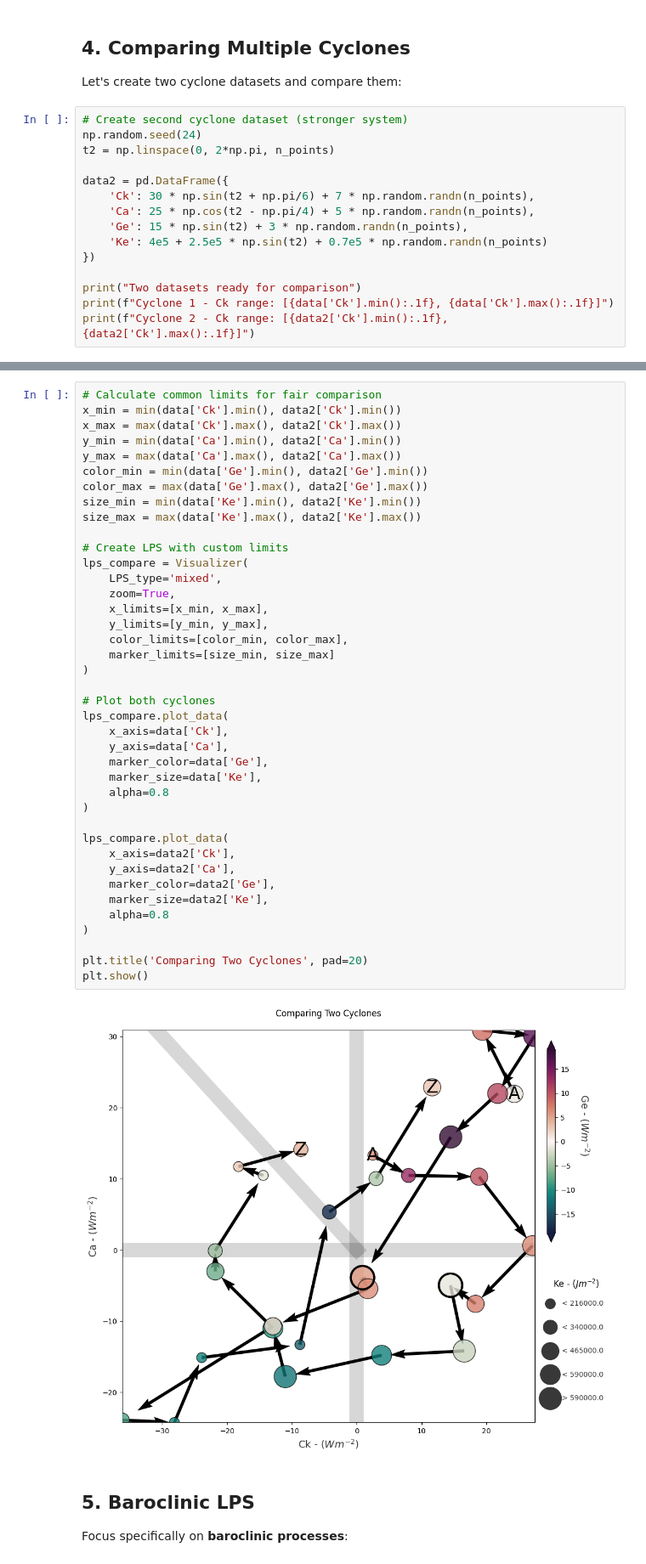
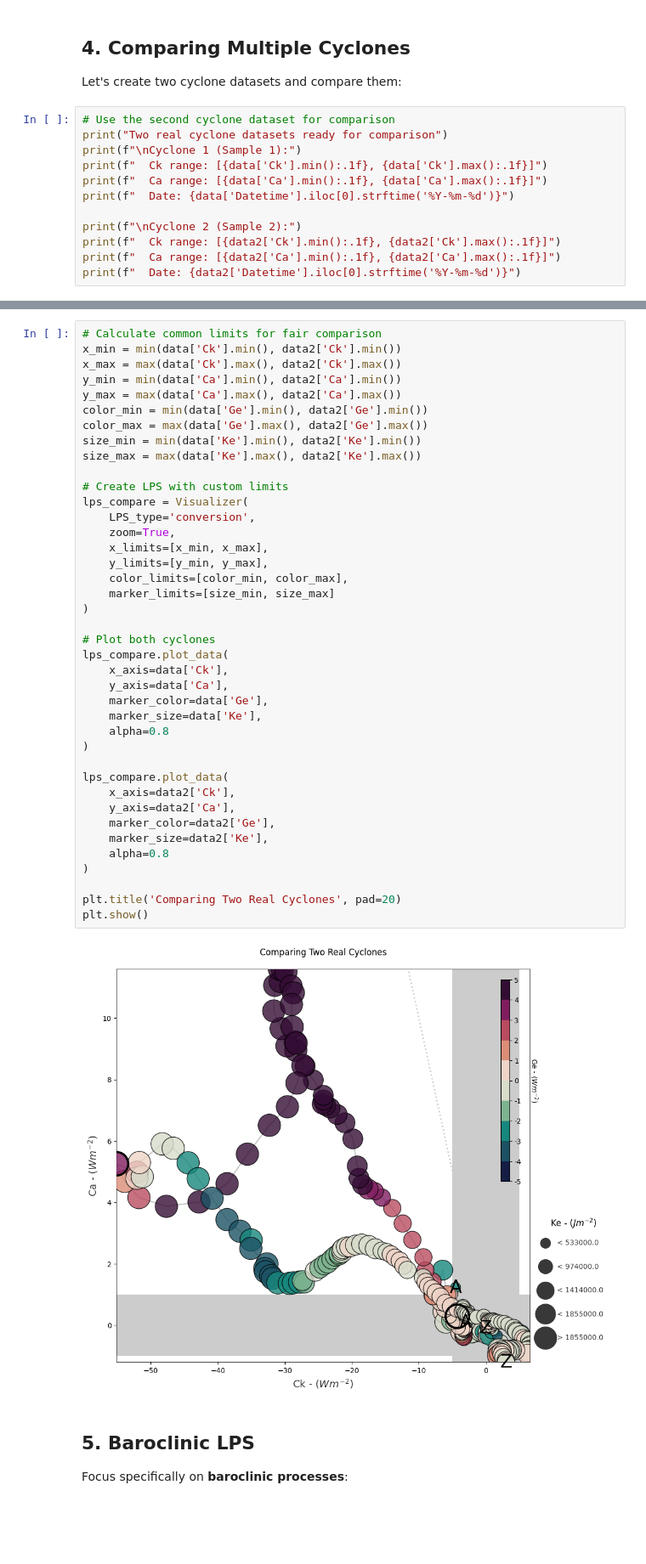
Before and after one commit to daniloceano/lorenz_phase_space, a Jupyter notebook: docs/example_usage.ipynb, the cells around one changed output, grey strips where cells are left out. Shown at 85% size. Drawn from its saved outputs; the diff is of its cells as text; blank space fills up the shorter version.

```diff
--- a/docs/example_usage.ipynb
+++ b/docs/example_usage.ipynb
@@ -109,18 +178,15 @@ plt.show()
 
 Let's create two cyclone datasets and compare them:
 # %%
-# Create second cyclone dataset (stronger system)
-np.random.seed(24)
-t2 = np.linspace(0, 2*np.pi, n_points)
+# Use the second cyclone dataset for comparison
+print("Two real cyclone datasets ready for comparison")
+print(f"\nCyclone 1 (Sample 1):")
+print(f"  Ck range: [{data['Ck'].min():.1f}, {data['Ck'].max():.1f}]")
+print(f"  Ca range: [{data['Ca'].min():.1f}, {data['Ca'].max():.1f}]")
+print(f"  Date: {data['Datetime'].iloc[0].strftime('%Y-%m-%d')}")
 
-data2 = pd.DataFrame({
-    'Ck': 30 * np.sin(t2 + np.pi/6) + 7 * np.random.randn(n_points),
-    'Ca': 25 * np.cos(t2 - np.pi/4) + 5 * np.random.randn(n_points),
-    'Ge': 15 * np.sin(t2) + 3 * np.random.randn(n_points),
-    'Ke': 4e5 + 2.5e5 * np.sin(t2) + 0.7e5 * np.random.randn(n_points)
-})
-
-print("Two datasets ready for comparison")
-print(f"Cyclone 1 - Ck range: [{data['Ck'].min():.1f}, {data['Ck'].max():.1f}]")
-print(f"Cyclone 2 - Ck range: [{data2['Ck'].min():.1f}, {data2['Ck'].max():.1f}]")
+print(f"\nCyclone 2 (Sample 2):")
+print(f"  Ck range: [{data2['Ck'].min():.1f}, {data2['Ck'].max():.1f}]")
+print(f"  Ca range: [{data2['Ca'].min():.1f}, {data2['Ca'].max():.1f}]")
+print(f"  Date: {data2['Datetime'].iloc[0].strftime('%Y-%m-%d')}")
 # %% [output]
@@ -139,36 +213,36 @@ size_min = min(data['Ke'].min(), data2['Ke'].min())
 size_max = max(data['Ke'].max(), data2['Ke'].max())
 
 # Create LPS with custom limits
 lps_compare = Visualizer(
-    LPS_type='mixed',
+    LPS_type='conversion',
     zoom=True,
     x_limits=[x_min, x_max],
     y_limits=[y_min, y_max],
     color_limits=[color_min, color_max],
     marker_limits=[size_min, size_max]
 )
 
 # Plot both cyclones
 lps_compare.plot_data(
     x_axis=data['Ck'],
     y_axis=data['Ca'],
     marker_color=data['Ge'],
     marker_size=data['Ke'],
     alpha=0.8
 )
 
 lps_compare.plot_data(
     x_axis=data2['Ck'],
     y_axis=data2['Ca'],
     marker_color=data2['Ge'],
     marker_size=data2['Ke'],
     alpha=0.8
 )
 
-plt.title('Comparing Two Cyclones', pad=20)
+plt.title('Comparing Two Real Cyclones', pad=20)
 plt.show()
 # %% [output]
-[figure, old version]
+[figure, new version]
 # %% [markdown]
 ## 5. Baroclinic LPS
 
```
Also changed, not shown: parts of 17 cells of this notebook, 9 other files.
